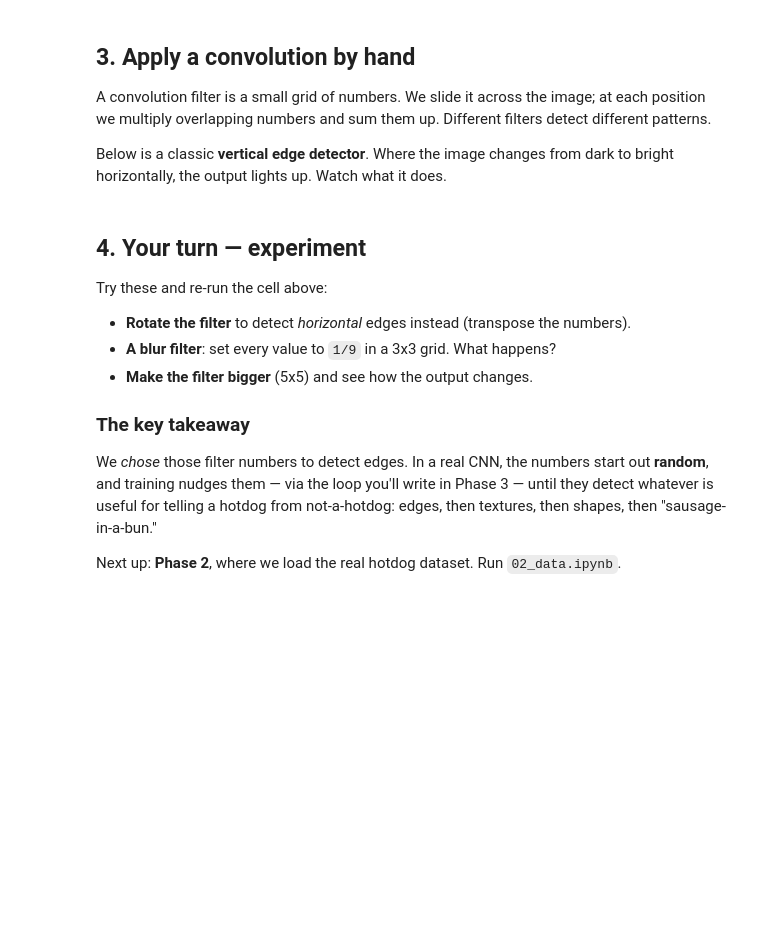
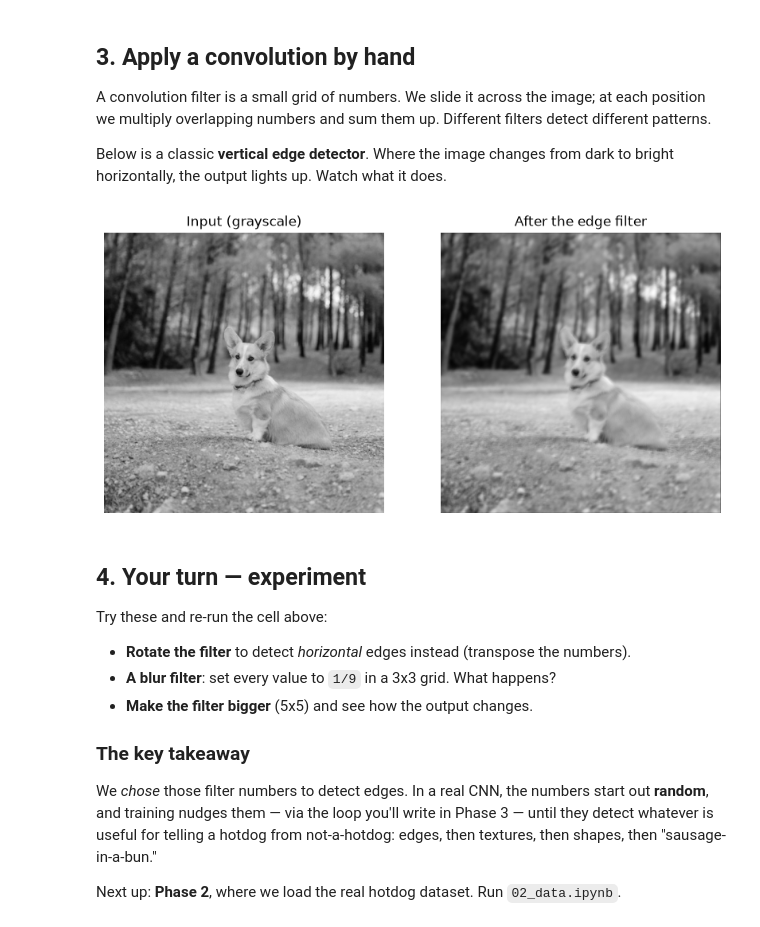
Before and after one commit to MackTr/not-hotdog, a Jupyter notebook: notebooks/01_images_as_tensors.ipynb, the cells around one changed output. Cells and saved outputs as stored; diff of their text form; code cells hidden in the pictures; blank space fills up the shorter version.

```diff
--- a/notebooks/01_images_as_tensors.ipynb
+++ b/notebooks/01_images_as_tensors.ipynb
@@ -57,22 +76,26 @@ Below is a classic **vertical edge detector**. Where the image changes from dark
 # %%
 # Convert to grayscale and to float so the math is clean.
 gray = img.float().mean(dim=0, keepdim=True) / 255.0  # shape [1, H, W]
 gray = gray.unsqueeze(0)  # add a batch dimension -> [1, 1, H, W]
 
 # A 3x3 vertical-edge filter (this is a Sobel filter).
 edge_filter = torch.tensor([
-    [-1.0, 0.0, 1.0],
-    [-2.0, 0.0, 2.0],
-    [-1.0, 0.0, 1.0],
-]).view(1, 1, 3, 3)
+    [1/90, 1/90, 1/90, 1/90, 1/9],
+    [1/90, 1/90, 1/90, 1/90, 1/90],
+    [1/90, 1/90, 1/90, 1/90, 1/90],
+    [1/90, 1/90, 1/90, 1/90, 1/90],
+    [1/90, 1/90, 1/90, 1/90, 1/90]
+]).view(1, 1, 5, 5)
 
 # This single line IS a convolution. A CNN does this thousands of times.
 edges = F.conv2d(gray, edge_filter, padding=1)
 
 fig, ax = plt.subplots(1, 2, figsize=(10, 5))
 ax[0].imshow(gray.squeeze(), cmap="gray");  ax[0].set_title("Input (grayscale)");  ax[0].axis("off")
 ax[1].imshow(edges.squeeze().abs(), cmap="gray");  ax[1].set_title("After the edge filter");  ax[1].axis("off")
 plt.show()
+# %% [output]
+[figure, added]
 # %% [markdown]
 ## 4. Your turn — experiment
 
```
Also changed, not shown: parts of 4 cells of this notebook, 3 other files.
